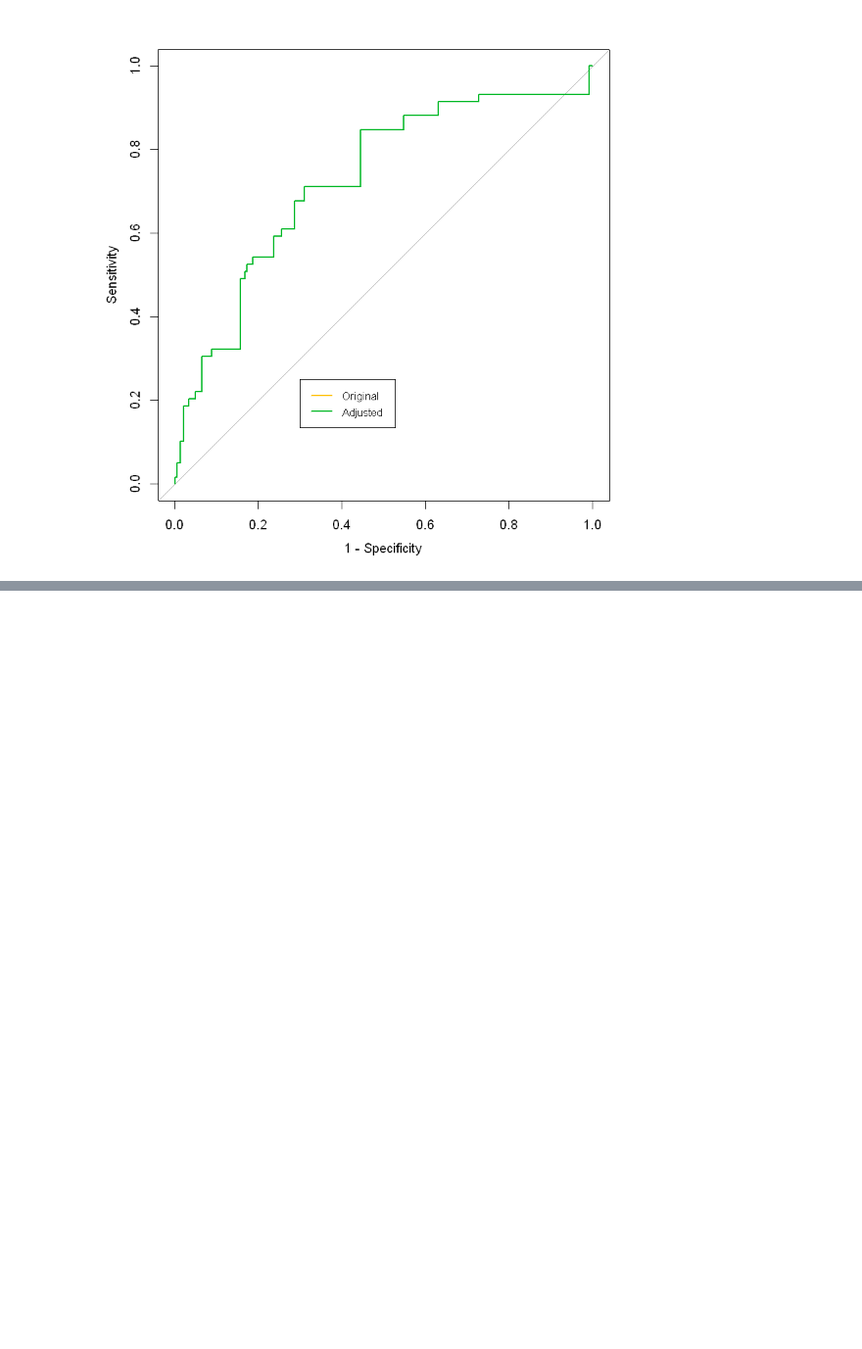
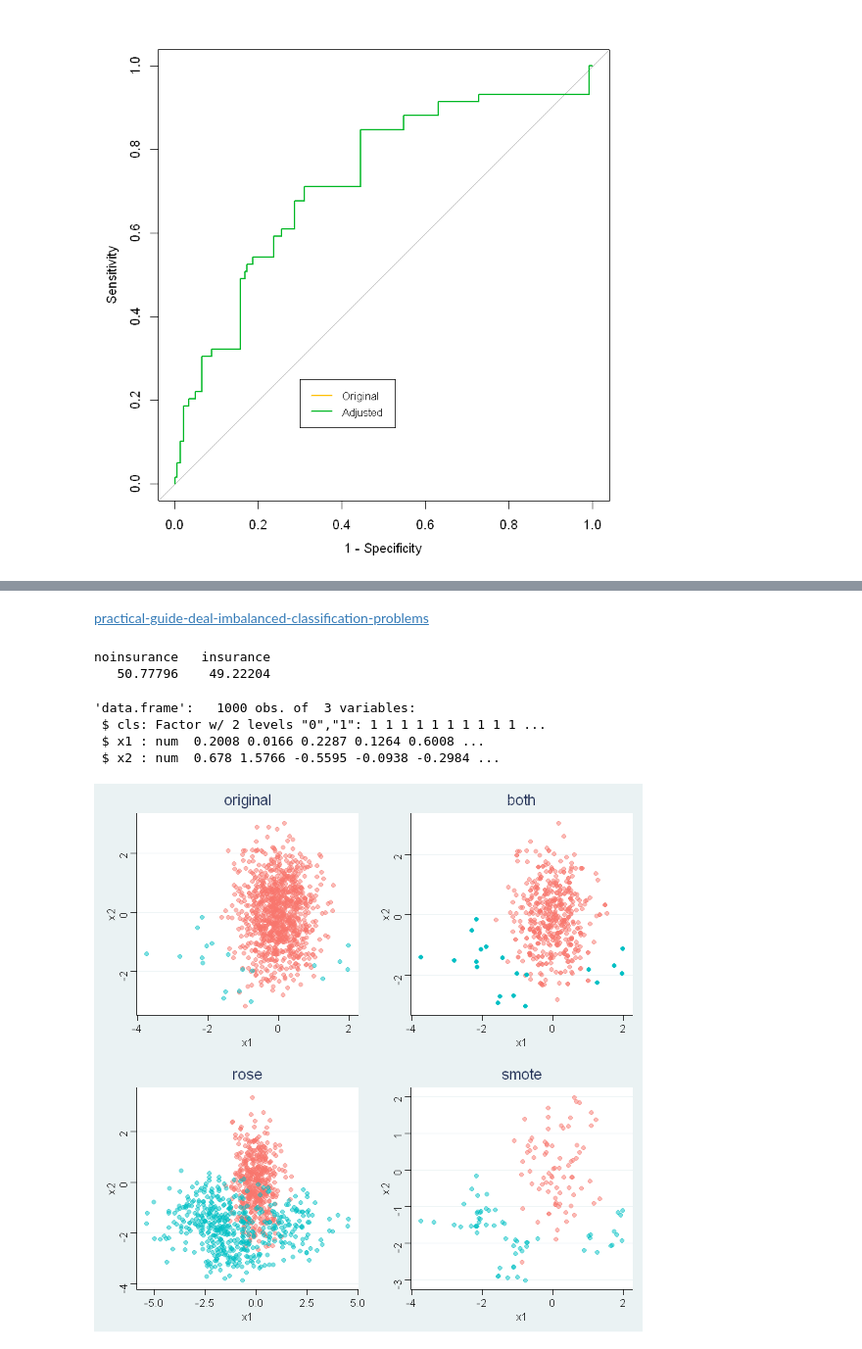
Before and after one commit to Randallzoeng/BookClub, a Jupyter notebook: AppliedPredictiveModeling/Chap. 16 Remedies for Severe Class Imbalance.ipynb, the cells around one changed output, grey strips where cells are left out. Shown: that part at 98% size. Saved outputs shown, nothing was run; the diff lists cells and outputs as text; code cells hidden in the pictures; blank space fills up the shorter version.

```diff
--- a/AppliedPredictiveModeling/Chap. 16 Remedies for Severe Class Imbalance.ipynb
+++ b/AppliedPredictiveModeling/Chap. 16 Remedies for Severe Class Imbalance.ipynb
@@ -482,0 +512,26 @@ legend(.7, .25,
+# %% [markdown]
+[practical-guide-deal-imbalanced-classification-problems](http://www.ituring.com.cn/article/215742)
+# %%
+library(ROSE)
+
+trn_rose <- ROSE(CARAVAN~.,data=trn,seed=1103)$data
+prop.table(table(trn_rose$CARAVAN))*100
+# %% [output]
+noinsurance   insurance
+   50.77796    49.22204
+# %%
+data(hacide)
+str(hacide.train)
+# %% [output]
+'data.frame':   1000 obs. of  3 variables:
+ $ cls: Factor w/ 2 levels "0","1": 1 1 1 1 1 1 1 1 1 1 ...
+ $ x1 : num  0.2008 0.0166 0.2287 0.1264 0.6008 ...
+ $ x2 : num  0.678 1.5766 -0.5595 -0.0938 -0.2984 ...
+# %%
+library(DMwR)
+set.seed(1103)
+hacide.train_smote <- SMOTE(cls~.,data=hacide.train)
+
+library(ROSE)
+hacide.train_both <- ovun.sample(cls ~ ., data = hacide.train, method = "both", p=0.5, N=1000, seed = 1103)$data
+hacide.train_rose <- ROSE(cls ~ ., data = hacide.train, seed = 1103)$data
@@ -482,0 +547,10 @@ legend(.7, .25,
+# %%
+p1 <- plt(hacide.train,"original")
+p2 <- plt(hacide.train_both,"both")
+p3 <- plt(hacide.train_rose,"rose")
+p4 <- plt(hacide.train_smote,"smote")
+
+library(gridExtra)
+grid.arrange(p1,p2,p3,p4,nrow=2,ncol=2)
+# %% [output]
+[figure, added]
```
Also changed, not shown: parts of 9 cells of this notebook.
